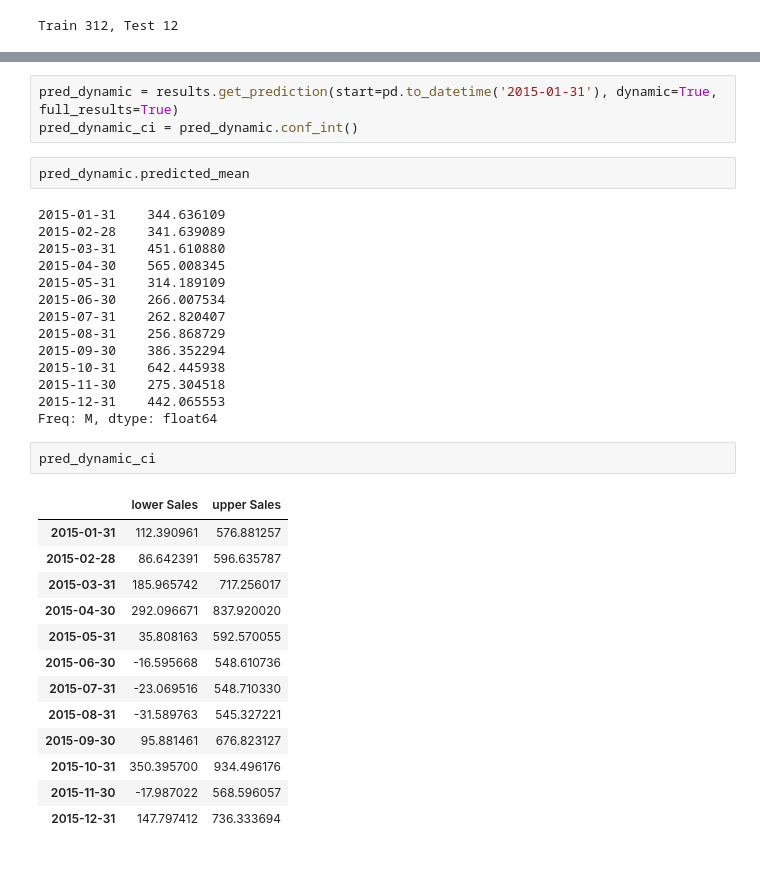
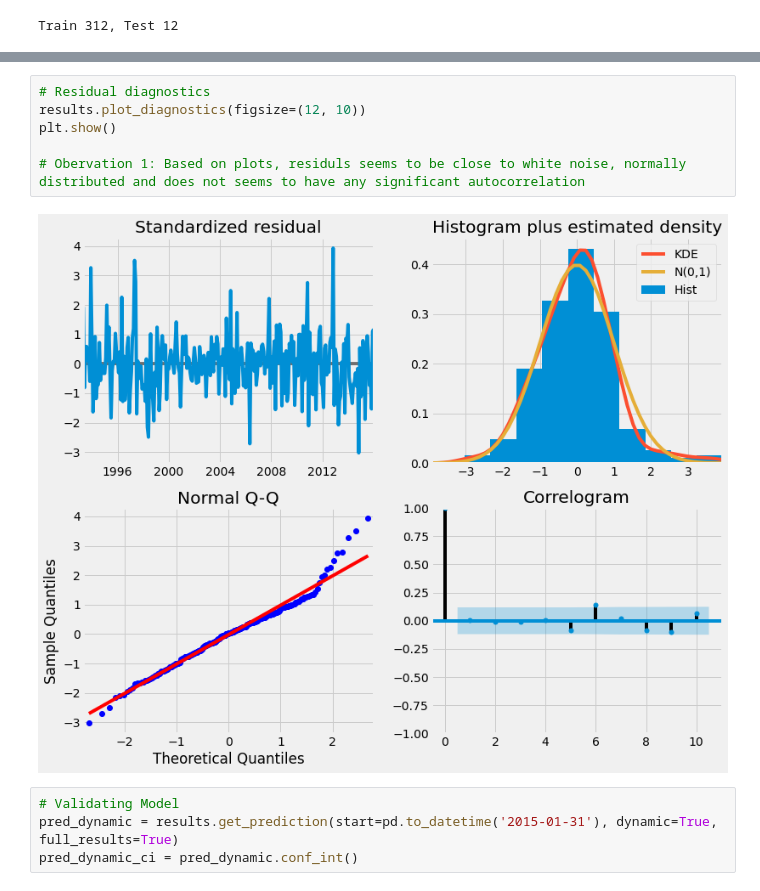
Before and after one commit to ankitaggarwal64/Time-Series-Sales-Forecasting-for-Agricultural-Equipments, a Jupyter notebook: Univariate_ARIMA.ipynb, the cells around one changed output, grey strips where cells are left out. Drawn from its saved outputs; the diff is of its cells as text; blank space fills up the shorter version.

```diff
--- a/Univariate_ARIMA.ipynb
+++ b/Univariate_ARIMA.ipynb
@@ -151,35 +159,12 @@ plt.show()
+# %%
+# Residual diagnostics
+results.plot_diagnostics(figsize=(12, 10))
+plt.show()
+
+# Obervation 1: Based on plots, residuls seems to be close to white noise, normally distributed and does not seems to have any significant autocorrelation
+# %% [output]
+[figure, added]
 # %%
+# Validating Model
 pred_dynamic = results.get_prediction(start=pd.to_datetime('2015-01-31'), dynamic=True, full_results=True)
 pred_dynamic_ci = pred_dynamic.conf_int()
-# %%
-pred_dynamic.predicted_mean
-# %% [output]
-2015-01-31    344.636109
-2015-02-28    341.639089
-2015-03-31    451.610880
-2015-04-30    565.008345
-2015-05-31    314.189109
-2015-06-30    266.007534
-2015-07-31    262.820407
-2015-08-31    256.868729
-2015-09-30    386.352294
-2015-10-31    642.445938
-2015-11-30    275.304518
-2015-12-31    442.065553
-Freq: M, dtype: float64
-# %%
-pred_dynamic_ci
-# %% [output]
-|  | lower Sales | upper Sales |
-| 2015-01-31 | 112.390961 | 576.881257 |
-| 2015-02-28 | 86.642391 | 596.635787 |
-| 2015-03-31 | 185.965742 | 717.256017 |
-| 2015-04-30 | 292.096671 | 837.920020 |
-| 2015-05-31 | 35.808163 | 592.570055 |
-| 2015-06-30 | -16.595668 | 548.610736 |
-| 2015-07-31 | -23.069516 | 548.710330 |
-| 2015-08-31 | -31.589763 | 545.327221 |
-| 2015-09-30 | 95.881461 | 676.823127 |
-| 2015-10-31 | 350.395700 | 934.496176 |
-| 2015-11-30 | -17.987022 | 568.596057 |
-| 2015-12-31 | 147.797412 | 736.333694 |
```
Also changed, not shown: parts of 20 cells of this notebook.
